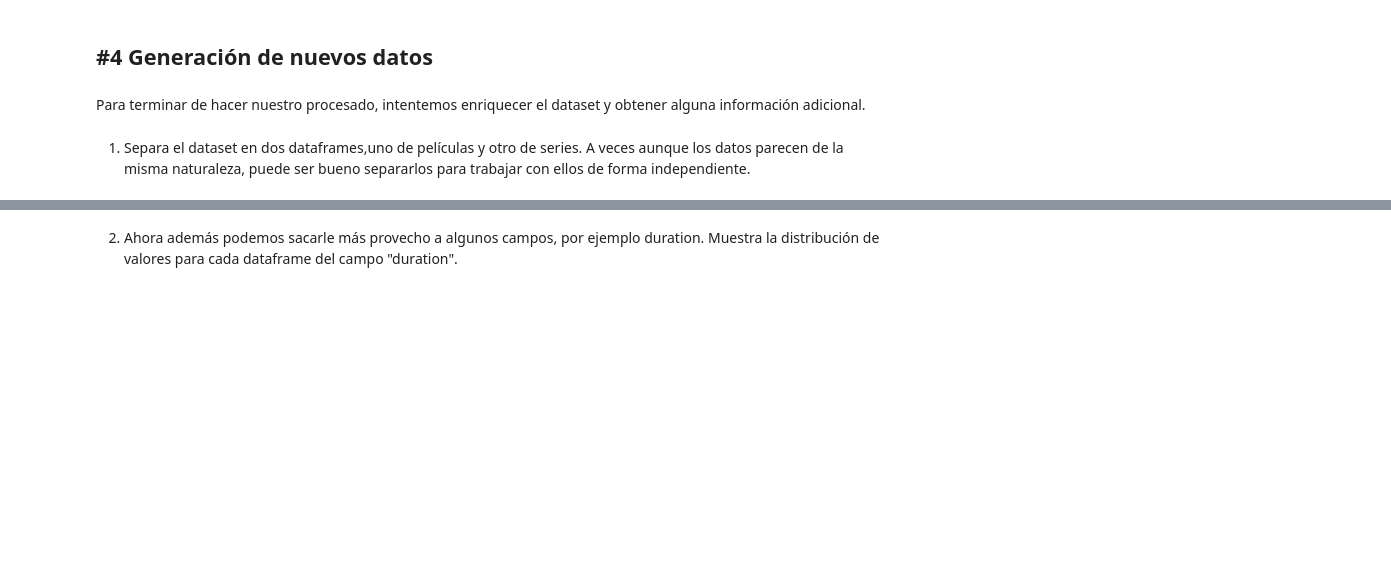
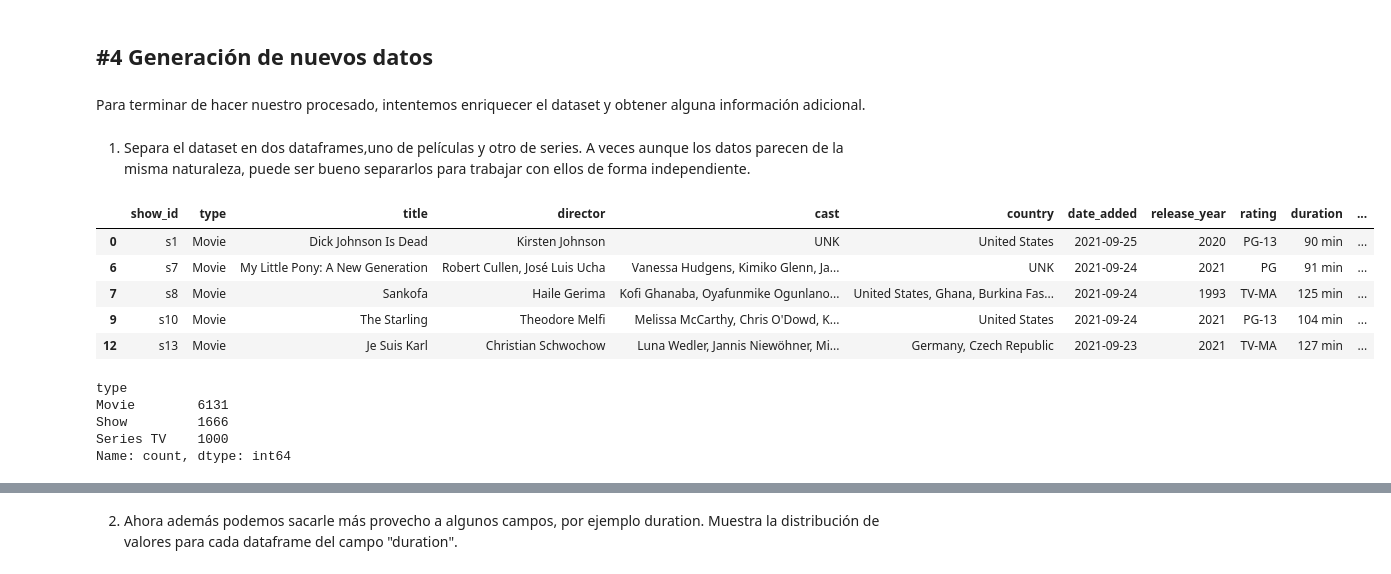
Before and after one commit to Anttt4/ONLINE_DS_THEBRIDGE_Antonio_Carreno_Jimenez, a Jupyter notebook: Sprint 5/Unidad 1/18_Practica_Obligatoria_ETL.ipynb, the cells around one changed output, grey strips where cells are left out. Drawn from its saved outputs; the diff is of its cells as text; code cells hidden in the pictures; blank space fills up the shorter version.

```diff
--- a/Sprint 5/Unidad 1/18_Practica_Obligatoria_ETL.ipynb
+++ b/Sprint 5/Unidad 1/18_Practica_Obligatoria_ETL.ipynb
@@ -348,2 +422,11 @@ Columa: description tiene 0 valor nulos
 # %% [markdown]
 3. Corrige de la mejor manera que se te ocurra las dos columnas con menor porcentajes de nulos.
+# %%
+# Lo vamos a cambiar por la moda
+df_pelis_agrupa_modifica_moda = df_pelis_agrupa_modifica.copy()
+
+moda_rating = df_pelis_agrupa_modifica_moda["rating"].mode()[0]
+moda_duration = df_pelis_agrupa_modifica_moda["duration"].mode()[0]
+
+df_pelis_agrupa_modifica_moda.loc[df_pelis_agrupa_modifica_moda["rating"].isna(), "rating"] = moda_rating
+df_pelis_agrupa_modifica_moda.loc[df_pelis_agrupa_modifica_moda["duration"].isna(), "duration"] = moda_duration
@@ -350,2 +450,10 @@ Columa: description tiene 0 valor nulos
 # %% [markdown]
 4. En un caso como este, que no hay apenas valores numéricos y las columnas con nulos no son categóricas, es mejor o deshacerse de los nulos o bien simplemente marcarlos pero convertidos a un valor más manejable y del tipo del resto de valores de la columna en la que aparecen. Por eso cambia los nulos en las columnas que no hayas tratado en el apartado anterior por "UNK" o por "".
+# %%
+df_pelis_agrupa_modifica_moda.loc[df_pelis_agrupa_modifica_moda["director"].isna(), "director"] = "UNK"
+df_pelis_agrupa_modifica_moda.loc[df_pelis_agrupa_modifica_moda["cast"].isna(), "cast"] = "UNK"
+df_pelis_agrupa_modifica_moda.loc[df_pelis_agrupa_modifica_moda["country"].isna(), "country"] = "UNK"
+# %%
+# Vamos a quitar las filas cuya date_added es nulo
+df_pelis_sin_NaN = df_pelis_agrupa_modifica_moda.copy()
+df_pelis_sin_NaN = df_pelis_sin_NaN.dropna(subset = "date_added")
@@ -357,3 +487,22 @@ Columa: description tiene 0 valor nulos
 Para terminar de hacer nuestro procesado, intentemos enriquecer el dataset y obtener alguna información adicional.
 # %% [markdown]
 1. Separa el dataset en dos dataframes,uno de películas y otro de series. A veces aunque los datos parecen de la misma naturaleza, puede ser bueno separarlos para trabajar con ellos de forma independiente.
+# %%
+# DataFrame para películas
+df_films = df_pelis_sin_NaN.loc[df_pelis_sin_NaN["type"] == "Movie"]
+df_films.head()
+# %% [output]
+|  | show_id | type | title | director | cast | country | date_added | release_year | rating | duration | ... |
+| 0 | s1 | Movie | Dick Johnson Is Dead | Kirsten Johnson | UNK | United States | 2021-09-25 | 2020 | PG-13 | 90 min | ... |
+| 6 | s7 | Movie | My Little Pony: A New Generation | Robert Cullen, José Luis Ucha | Vanessa Hudgens, Kimiko Glenn, Ja... | UNK | 2021-09-24 | 2021 | PG | 91 min | ... |
+| 7 | s8 | Movie | Sankofa | Haile Gerima | Kofi Ghanaba, Oyafunmike Ogunlano... | United States, Ghana, Burkina Fas... | 2021-09-24 | 1993 | TV-MA | 125 min | ... |
+| 9 | s10 | Movie | The Starling | Theodore Melfi | Melissa McCarthy, Chris O'Dowd, K... | United States | 2021-09-24 | 2021 | PG-13 | 104 min | ... |
+| 12 | s13 | Movie | Je Suis Karl | Christian Schwochow | Luna Wedler, Jannis Niewöhner, Mi... | Germany, Czech Republic | 2021-09-23 | 2021 | TV-MA | 127 min | ... |
+# %%
+df_pelis_sin_NaN["type"].value_counts()
+# %% [output]
+type
+Movie        6131
+Show         1666
+Series TV    1000
+Name: count, dtype: int64
```
Also changed, not shown: parts of 24 cells of this notebook.
